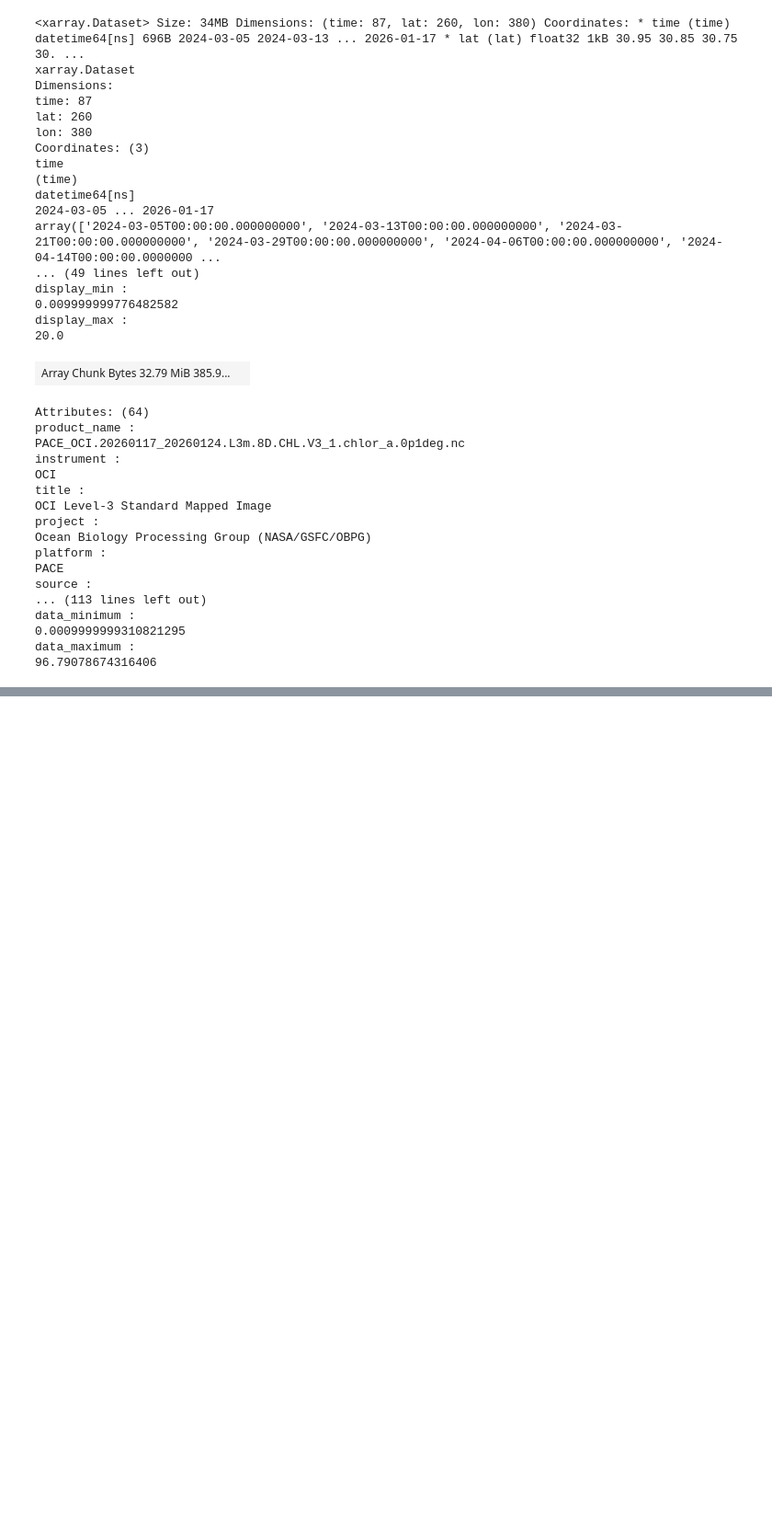
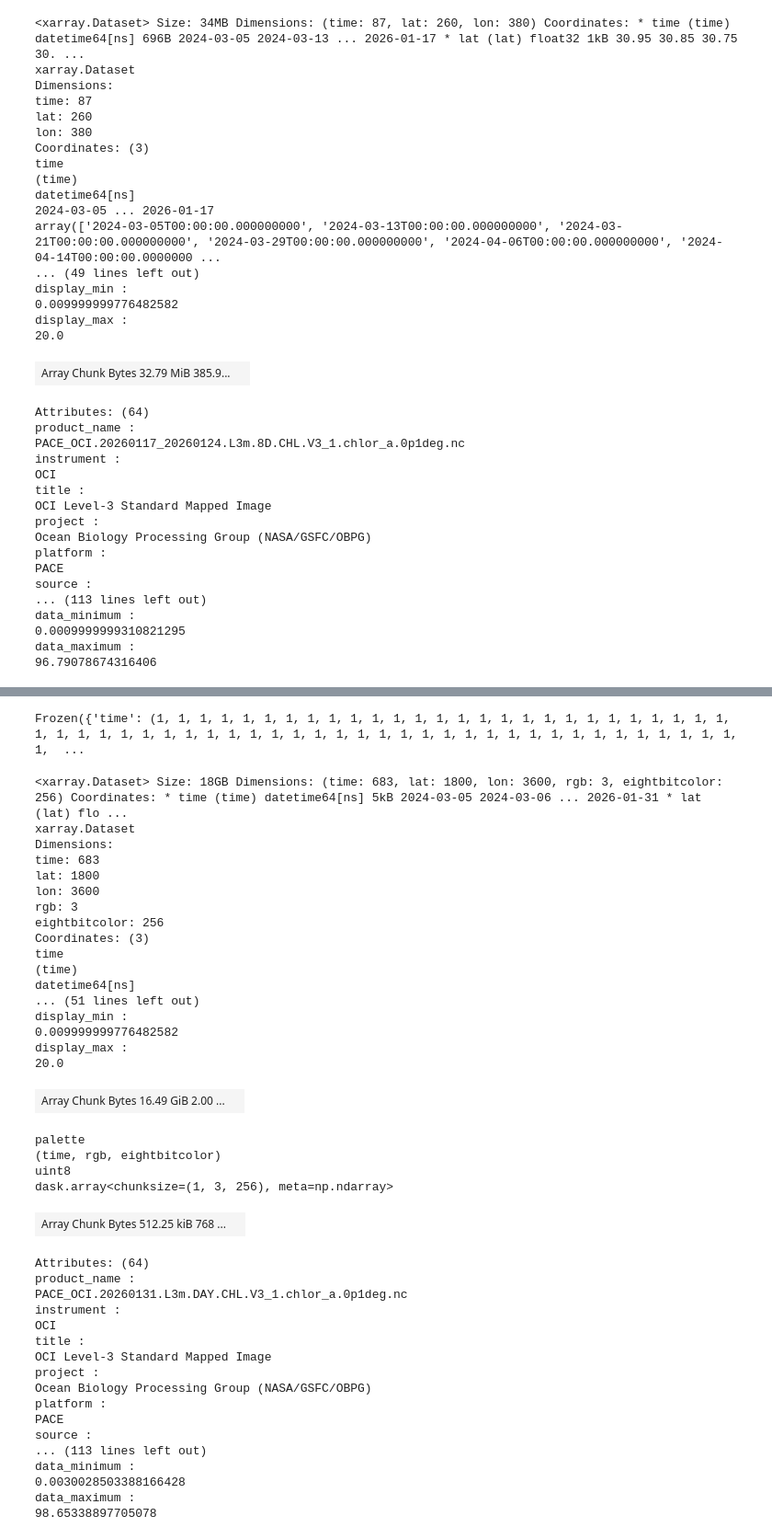
Before and after one commit to SAFS-Varanasi-Internship/mindthegap, a Jupyter notebook: contributor_folders/eli/PACE_CHL_batches.ipynb, the cells around one changed output, grey strips where cells are left out. Shown at 92% size. Saved outputs shown, nothing was run; the diff lists cells and outputs as text; code cells hidden in the pictures; blank space fills up the shorter version.

```diff
--- a/contributor_folders/eli/PACE_CHL_batches.ipynb
+++ b/contributor_folders/eli/PACE_CHL_batches.ipynb
@@ -272,3 +276,50 @@ pn.panel(
 [interactive output not drawn]
 [interactive output not drawn]
 [interactive output not drawn]
+# %%
+ds512.chunks
+# %% [output]
+Frozen({'time': (1, 1, 1, 1, 1, 1, 1, 1, 1, 1, 1, 1, 1, 1, 1, 1, 1, 1, 1, 1, 1, 1, 1, 1, 1, 1, 1, 1, 1, 1, 1, 1, 1, 1, 1, 1, 1, 1, 1, 1, 1, 1, 1, 1, 1, 1, 1, 1, 1, 1, 1, 1, 1, 1, 1, 1, 1, 1, 1, 1, 1,  ...
+# %%
+ds512
+# %% [output]
+<xarray.Dataset> Size: 18GB Dimensions: (time: 683, lat: 1800, lon: 3600, rgb: 3, eightbitcolor: 256) Coordinates: * time (time) datetime64[ns] 5kB 2024-03-05 2024-03-06 ... 2026-01-31 * lat (lat) flo ...
+xarray.Dataset
+Dimensions:
+time: 683
+lat: 1800
+lon: 3600
+rgb: 3
+eightbitcolor: 256
+Coordinates: (3)
+time
+(time)
+datetime64[ns]
+... (51 lines left out)
+display_min :
+0.009999999776482582
+display_max :
+20.0
+| Array Chunk Bytes 16.49 GiB 2.00 ... |  |
+palette
+(time, rgb, eightbitcolor)
+uint8
+dask.array<chunksize=(1, 3, 256), meta=np.ndarray>
+| Array Chunk Bytes 512.25 kiB 768 ... |  |
+Attributes: (64)
+product_name :
+PACE_OCI.20260131.L3m.DAY.CHL.V3_1.chlor_a.0p1deg.nc
+instrument :
+OCI
+title :
+OCI Level-3 Standard Mapped Image
+project :
+Ocean Biology Processing Group (NASA/GSFC/OBPG)
+platform :
+PACE
+source :
+... (113 lines left out)
+data_minimum :
+0.0030028503388166428
+data_maximum :
+98.65338897705078
```
Also changed, not shown: parts of 1 cell of this notebook, 3 other files.
